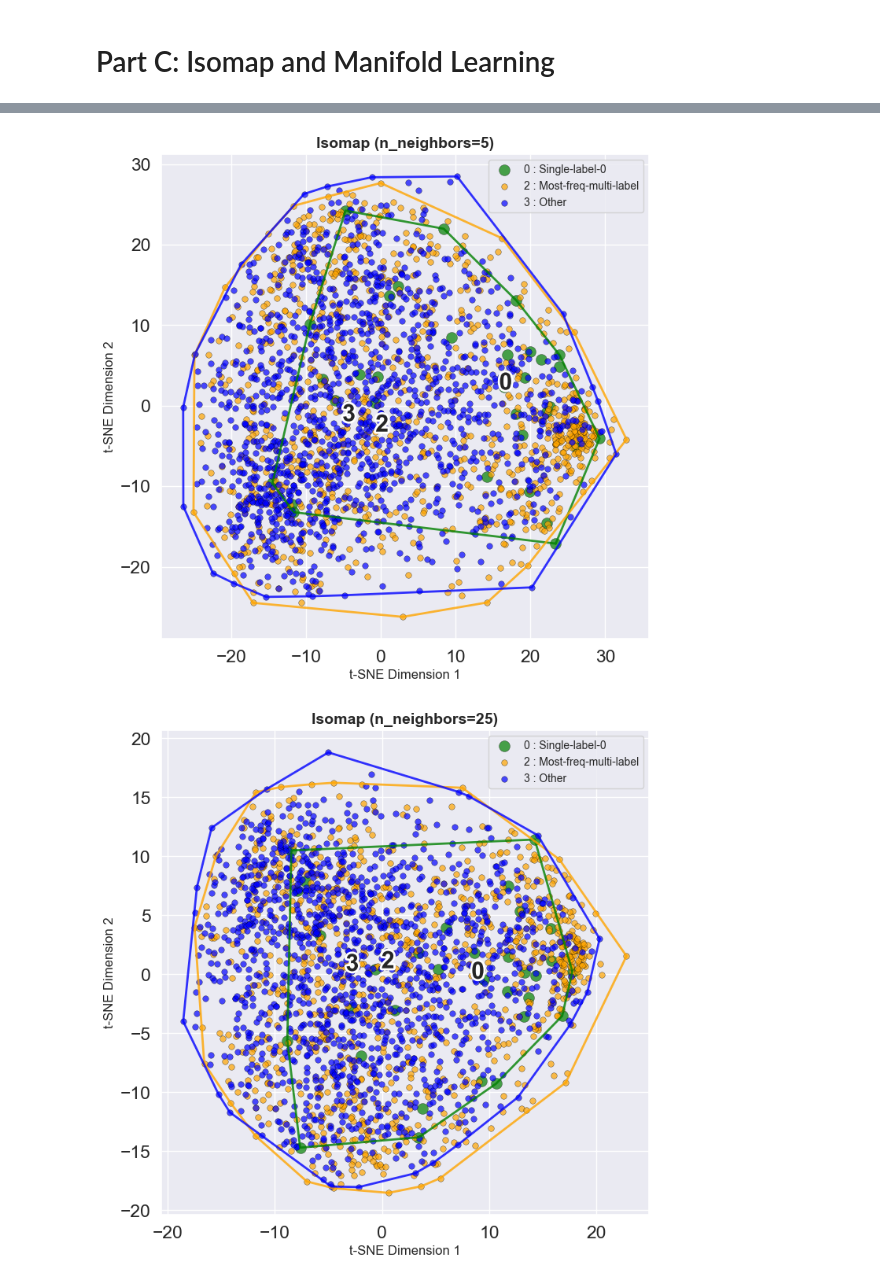
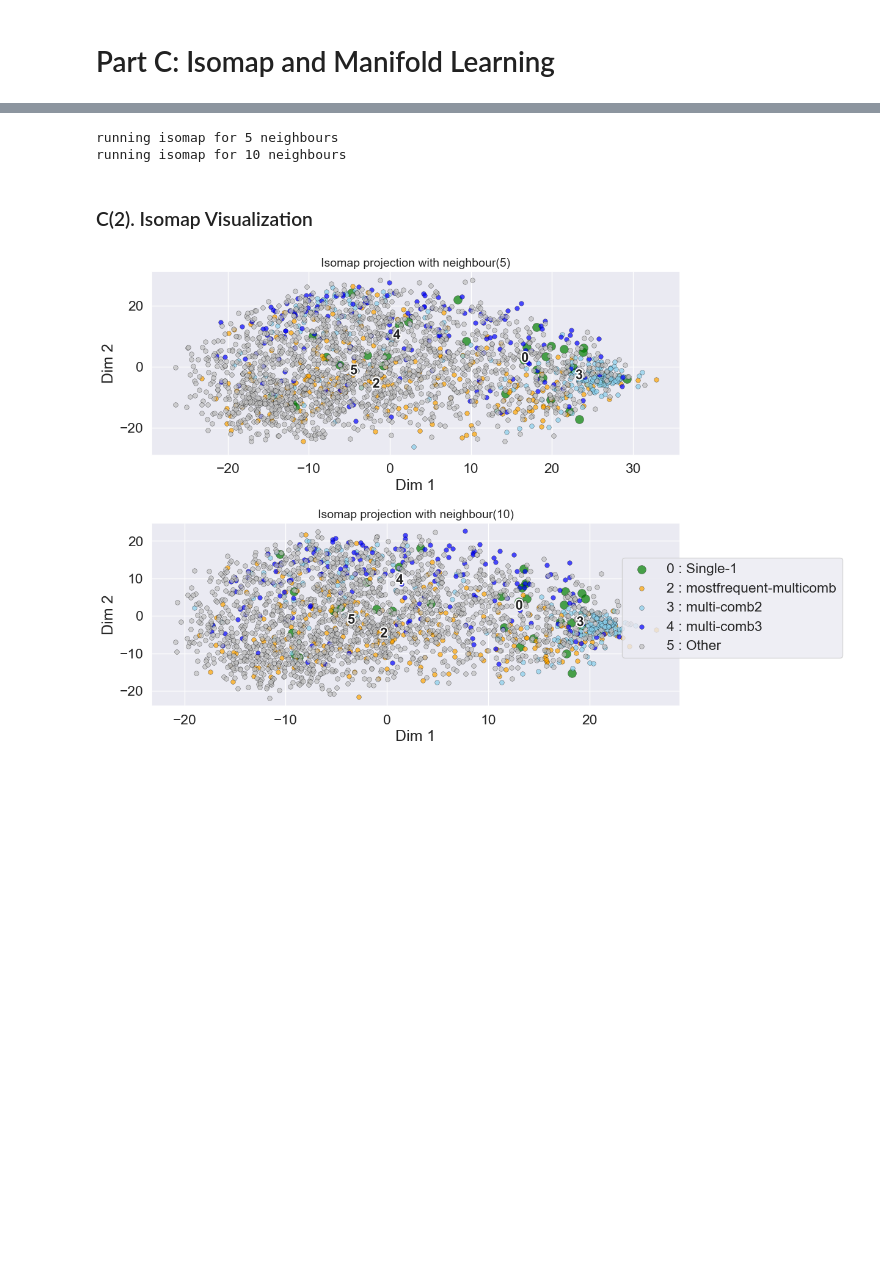
Before and after one commit to harshit-8118/assignment-5-harshit-8118, a Jupyter notebook: Assignment_5.ipynb, the cells around one changed output, grey strips where cells are left out. Cells and saved outputs as stored; diff of their text form; code cells hidden in the pictures; blank space fills up the shorter version.

```diff
--- a/Assignment_5.ipynb
+++ b/Assignment_5.ipynb
@@ -190,7 +229,6 @@ Single-1         32
 Category names mapping: {0: 'Single-1', 1: 'Single-2', 2: 'mostfrequent-multicomb', 3: 'multi-comb2', 4: 'multi-comb3', 5: 'Other'}
 # %%
 plt.figure(figsize=(12, 8))
-sns.set_style("whitegrid")
 
 ax = sns.barplot(
     x=range(1, 15),
@@ -459,12 +622,65 @@ different aspects of the data structure:
 - In practice, both methods are complementary:
   - Use **t-SNE** to find and visualize local clusters of similar samples.
   - Use **Isomap** to understand the broader manifold and how clusters connect globally.
+# %%
+neighbours = [5, 10]
+
+
+isoresults = {}
+for n in neighbours:
+    print(f"running isomap for {n} neighbours")
+    isomap = Isomap(n_components=2, n_neighbors=n)
+    Z_iso = isomap.fit_transform(X_scaled)
+    isoresults[n] = Z_iso
+# %% [output]
+running isomap for 5 neighbours
+running isomap for 10 neighbours
+# %% [markdown]
+### C(2). Isomap Visualization
 # %%
-for n in range(5, 200, 20):
-    isomap = Isomap(n_components=2, n_neighbors=n)
-    Z_iso = isomap.fit_transform(X_scaled)
-    scatter(Z_iso, cat, cat_names, title=f'Isomap (n_neighbors={n})', fixed_colors=fixed_colors)
+def iso_plots(results_dict, categories, cat_names,
+                     nrows=3, ncols=1, figsize=(10, 12), markersize=30, fixed_colors=fixed_colors):
+    """
+    Plot multiple 2D embeddings (e.g., t-SNE, UMAP, Isomap) in a 3x1 grid with class labels.
+    """
+    n = len(results_dict)
+    fig, axes = plt.subplots(nrows, ncols, figsize=figsize, squeeze=False)
+
+    for ax, (label, coords) in zip(axes.flat, results_dict.items()):
+        for c in np.unique(categories):
+            mask = categories == c
+            color = fixed_colors.get(int(c), "gray") if fixed_colors else None
+            ax.scatter(coords[mask, 0], coords[mask, 1],
+                       s=100 if c == 0 else markersize,
+                       color=color,
+                       label=str(c) + " : " + cat_names.get(int(c), str(c)),
+                       alpha=0.7, edgecolor='k', linewidth=0.3)
+
+        # Add cluster label text
+        for c in np.unique(categories):
+            xtext, ytext = np.median(coords[categories == c, :], axis=0)
+            txt = ax.text(xtext, ytext, str(c),
+                          fontsize=16, weight='bold',
+                          ha='center', va='center')
+            txt.set_path_effects([
+                PathEffects.Stroke(linewidth=3, foreground="w"),
+                PathEffects.Normal()])
+
+        ax.set_title(f"Isomap projection with neighbour({label})", fontsize=14)
+        ax.set_xlabel("Dim 1")
+        ax.set_ylabel("Dim 2")
+
+    # Hide unused subplots if any
+    for ax in axes.flat[n:]:
+        ax.set_visible(False)
+
+    # Shared legend on the right side
+    handles, labels = axes.flat[0].get_legend_handles_labels()
+    fig.legend(handles, labels, loc="center right", bbox_to_anchor=(1.25, 0.5))
+
+    plt.tight_layout()
     plt.show()
+
+iso_plots(isoresults, cat, cat_names=cat_names)
 # %% [output]
-[figure, old version]
+[figure, new version]
-[figure, removed]
```
Also changed, not shown: parts of 23 cells of this notebook, 3 other files.
